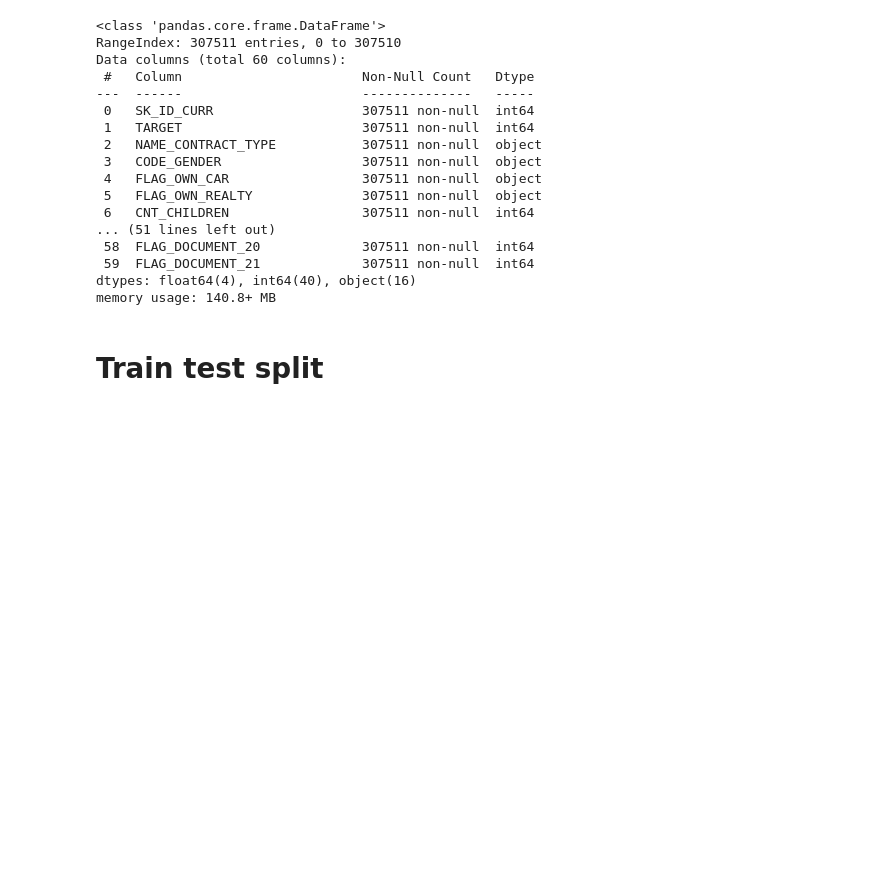
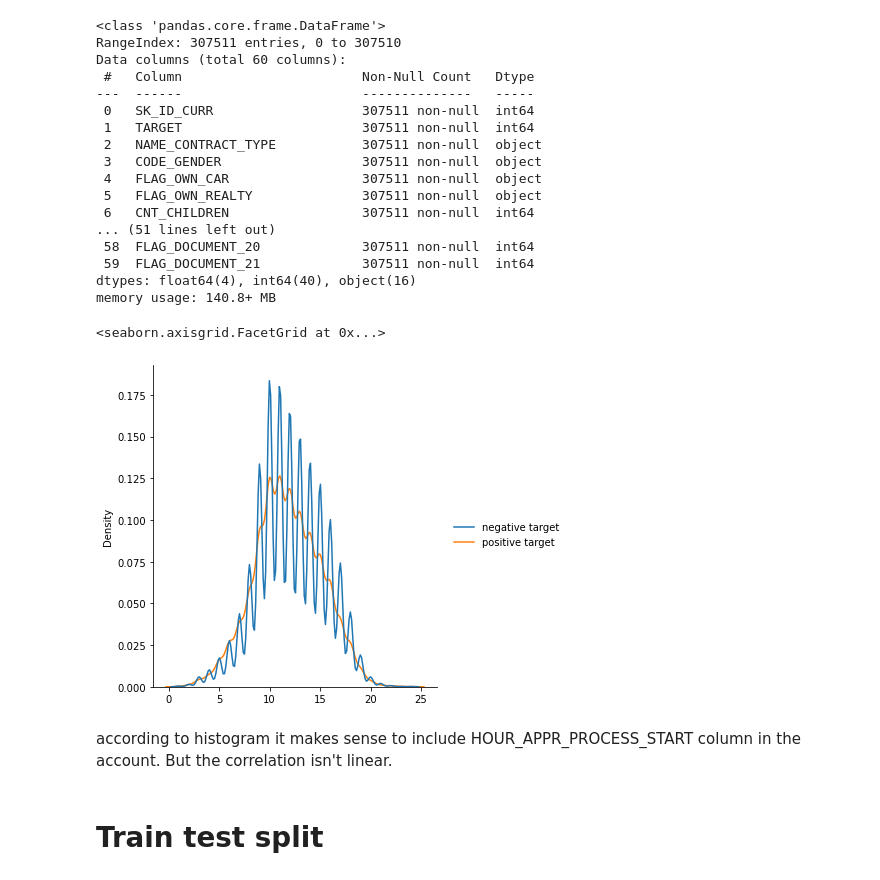
Before and after one commit to VeronikaBerezhnaia/OC_P7_credit_scoring, a Jupyter notebook: Implementez_modele_scoring.ipynb, the cells around one changed output. Saved outputs shown, nothing was run; the diff lists cells and outputs as text; code cells hidden in the pictures; blank space fills up the shorter version.

```diff
--- a/Implementez_modele_scoring.ipynb
+++ b/Implementez_modele_scoring.ipynb
@@ -939,0 +1155,2 @@ Name: EMERGENCYSTATE_MODE, dtype: int64
+# %%
+application_train.loc[application_train.HOUR_APPR_PROCESS_START == 0, 'HOUR_APPR_PROCESS_START'] = 24
@@ -1107,4 +1408,15 @@ Data columns (total 60 columns):
  59  FLAG_DOCUMENT_21             307511 non-null  int64
 dtypes: float64(4), int64(40), object(16)
 memory usage: 140.8+ MB
+# %%
+sns.displot({'negative target': application_train[application_train.TARGET == 0].HOUR_APPR_PROCESS_START,
+    'positive target': application_train[application_train.TARGET == 1].HOUR_APPR_PROCESS_START},
+    kind='kde', common_norm=False) #independent normalization for each subset
+
+# there are 50 bins by default, no?
+# %% [output]
+<seaborn.axisgrid.FacetGrid at 0x...>
+[figure, added]
+# %% [markdown]
+according to histogram it makes sense to include HOUR_APPR_PROCESS_START column in the account. But the correlation isn't linear.
 # %%
```
Also changed, not shown: parts of 29 cells of this notebook.
